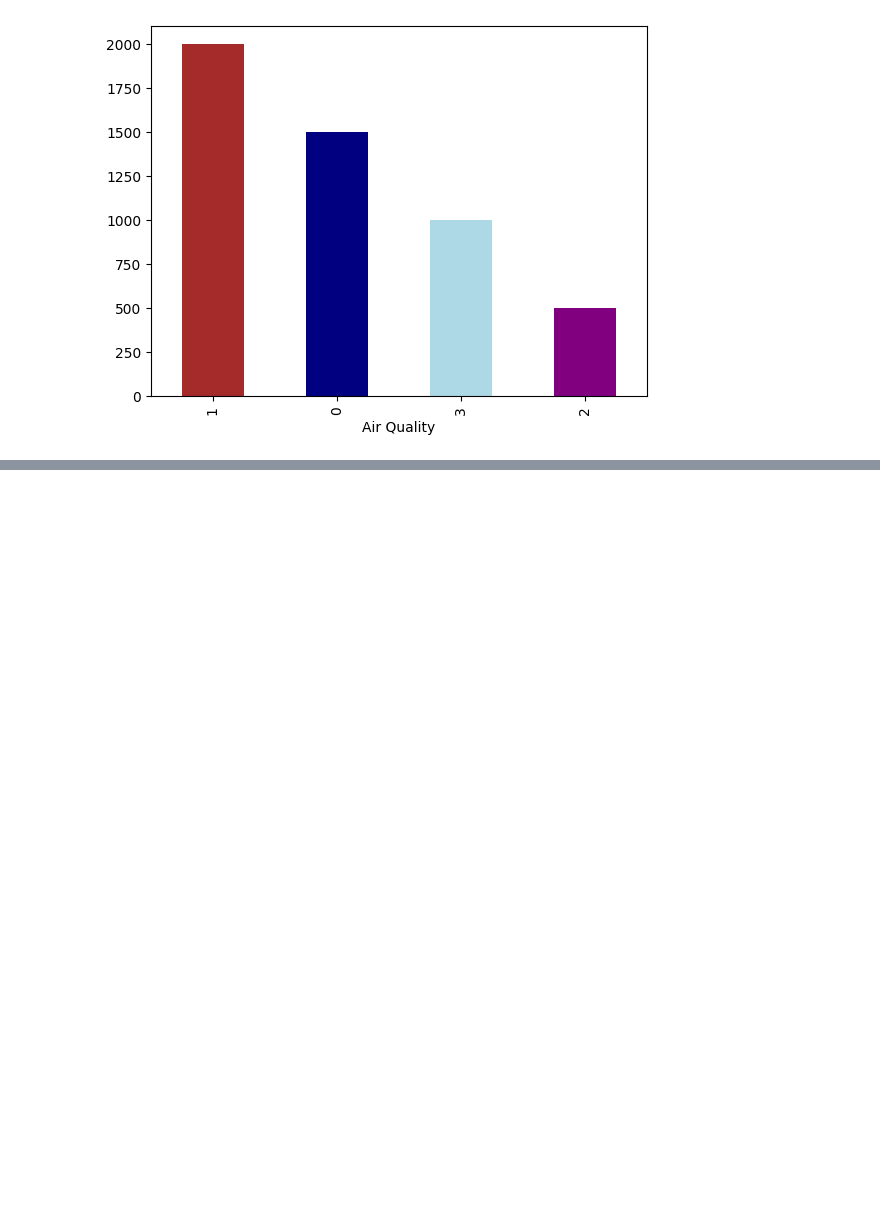
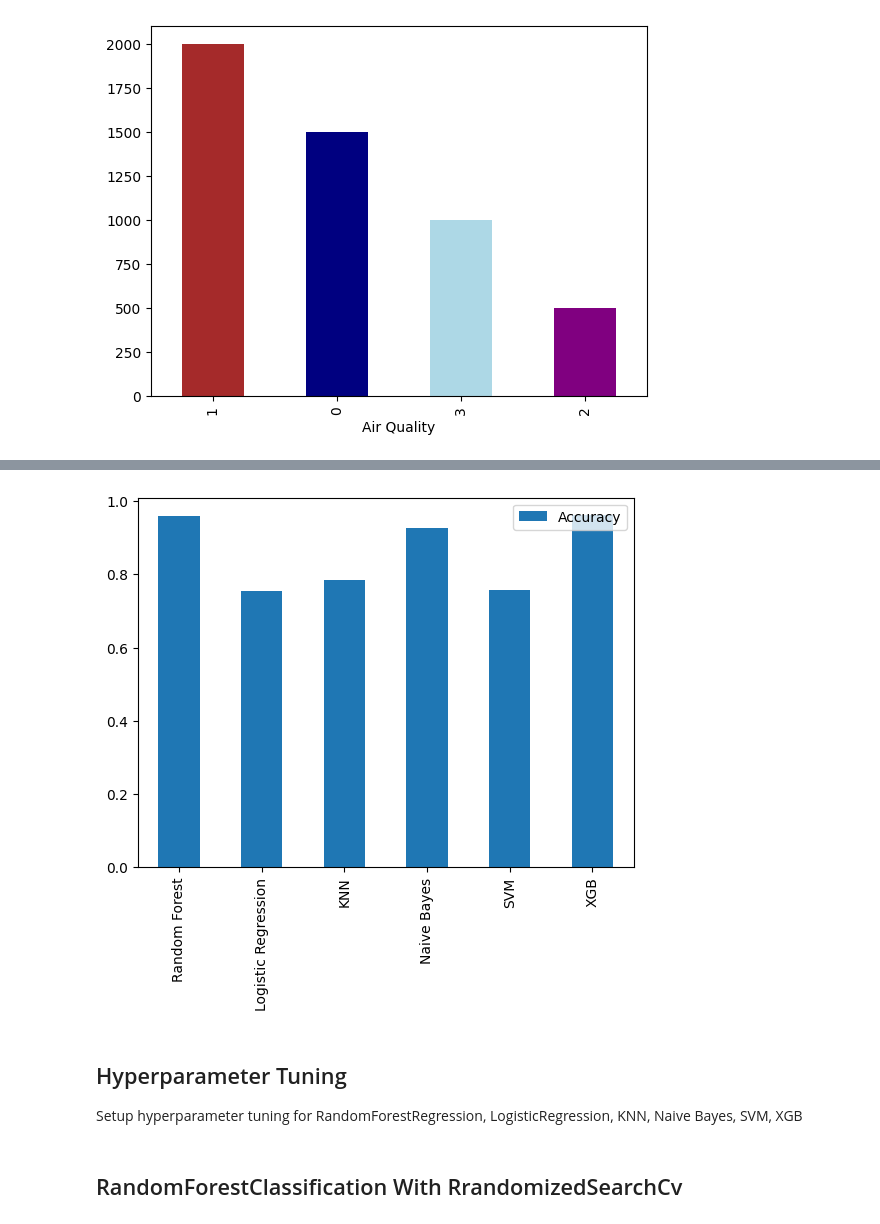
Before and after one commit to hannan70/Heart-Disease-Classification-Project, a Jupyter notebook: classification-project/air-quality-project/end-to-end-air-quality-classification.ipynb, the cells around one changed output, grey strips where cells are left out. Drawn from its saved outputs; the diff is of its cells as text; code cells hidden in the pictures; blank space fills up the shorter version.

Commit message:
setup different hyperparameter

```diff
--- a/classification-project/air-quality-project/end-to-end-air-quality-classification.ipynb
+++ b/classification-project/air-quality-project/end-to-end-air-quality-classification.ipynb
@@ -159,0 +197,10 @@ df['Air Quality'].value_counts().plot(kind="bar", color=["brown", "navy", "light
+# %%
+# setup random seed
+np.random.seed(42)
+
+# create X and y
+X = df.drop('Air Quality', axis=1)
+y = df['Air Quality']
+
+# Split dataset into train set and test set
+X_train, X_test, y_train, y_test = train_test_split(X, y, test_size=0.2)
@@ -159,0 +213,27 @@ df['Air Quality'].value_counts().plot(kind="bar", color=["brown", "navy", "light
+# %%
+# model disct
+models = {
+    "Random Forest": RandomForestClassifier(),
+    "Logistic Regression": LogisticRegression(),
+    "KNN": KNeighborsClassifier(),
+    "Naive Bayes": GaussianNB(),
+    "SVM": SVC(),
+    "XGB": XGBClassifier()
+}
+
+def model_and_score(models, X_train, X_test, y_train, y_test):
+    # setup random seed
+    np.random.seed(42)
+
+    # make a dict to keep model score
+    model_score = {}
+    for name, model in models.items():
+        # fit model
+        model.fit(X_train, y_train)
+        # evaluate model and store score
+        model_score[name]= model.score(X_test, y_test)
+
+    return model_score
+# %%
+model_score = model_and_score(models, X_train, X_test, y_train, y_test)
+model_score
@@ -159,0 +254,9 @@ df['Air Quality'].value_counts().plot(kind="bar", color=["brown", "navy", "light
+# %%
+# lets compare all classification model and visual then model predict score
+compare_score = pd.DataFrame(model_score, index=['Accuracy'])
+compare_score.T.plot(kind="bar");
+# %% [output]
+[figure, added]
+# %% [markdown]
+## Hyperparameter Tuning
+Setup hyperparameter tuning for RandomForestRegression, LogisticRegression, KNN, Naive Bayes, SVM, XGB
@@ -159,0 +302,2 @@ df['Air Quality'].value_counts().plot(kind="bar", color=["brown", "navy", "light
+# %% [markdown]
+## RandomForestClassification With RrandomizedSearchCv
```
Also changed, not shown: parts of 10 cells of this notebook.
